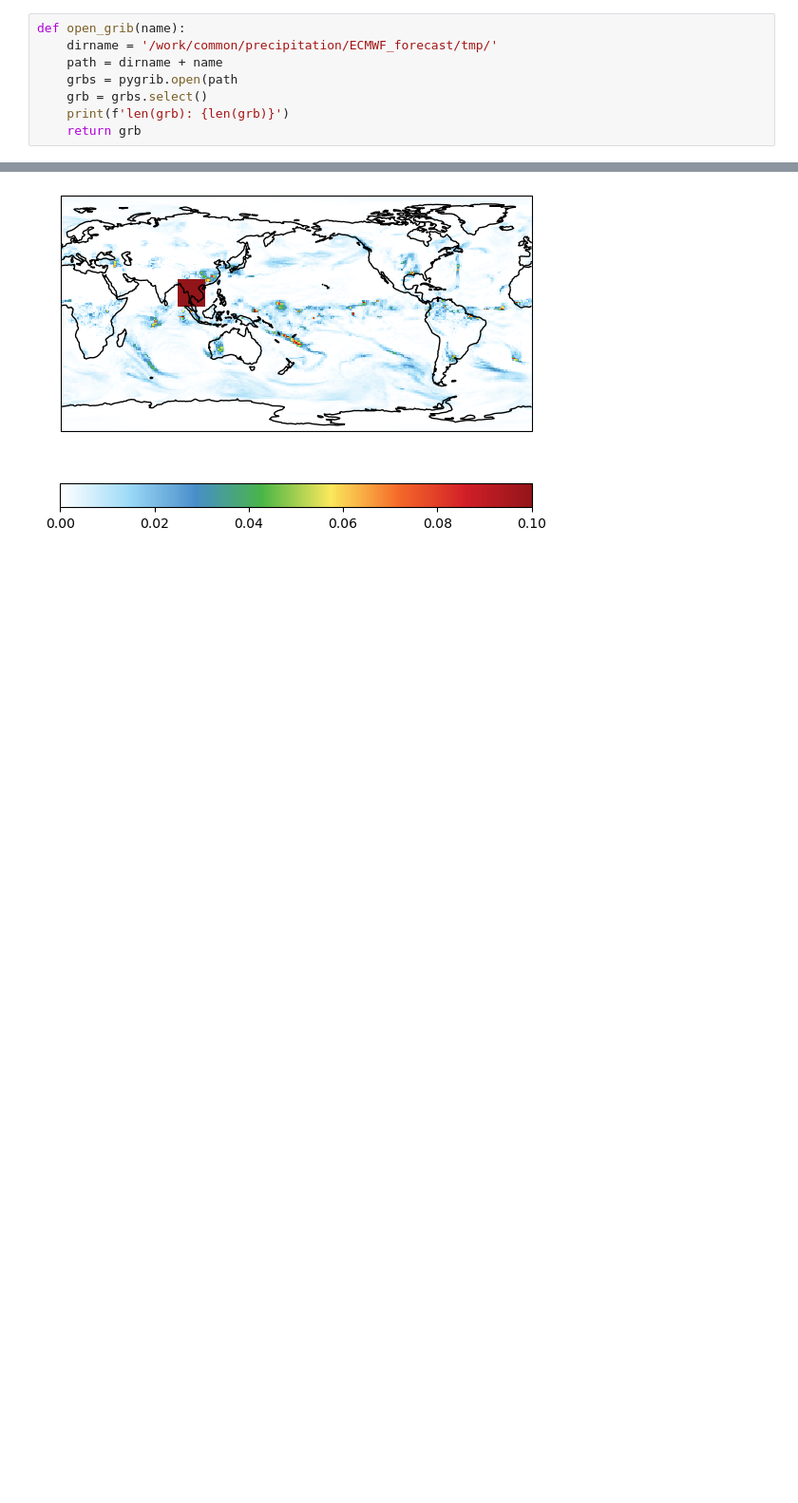
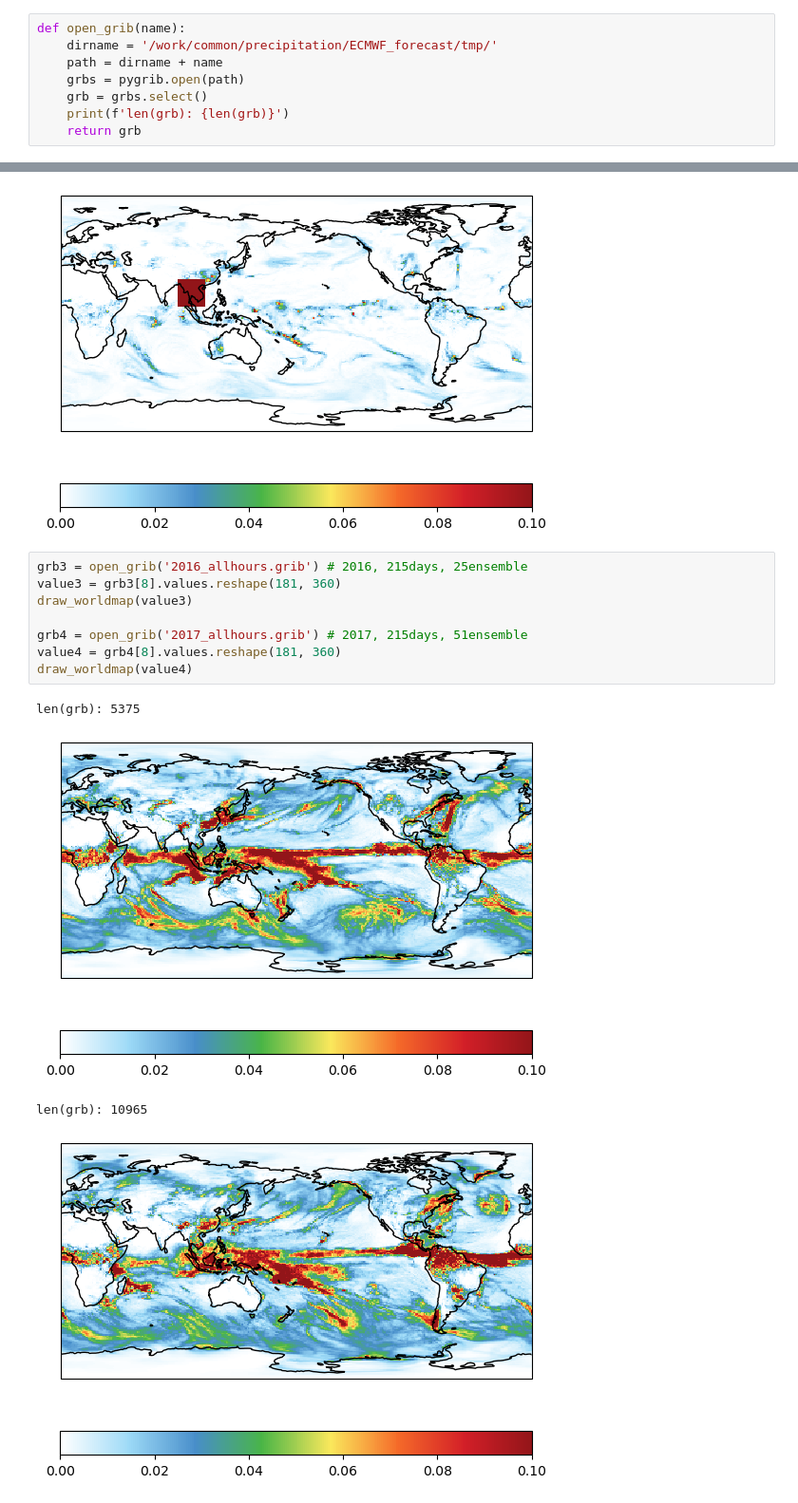
Before and after one commit to HalKiyo/xeno_jupyter_test, a Jupyter notebook: ecmwf/open_grib.ipynb, the cells around one changed output, grey strips where cells are left out. Shown at 95% size. Drawn from its saved outputs; the diff is of its cells as text; blank space fills up the shorter version.

Commit message:
ensembles different reflected

```diff
--- a/ecmwf/open_grib.ipynb
+++ b/ecmwf/open_grib.ipynb
@@ -29,7 +30,7 @@ def draw_worldmap(data, vmin=0, vmax=0.1):
 def open_grib(name):
     dirname = '/work/common/precipitation/ECMWF_forecast/tmp/'
     path = dirname + name
-    grbs = pygrib.open(path
+    grbs = pygrib.open(path)
     grb = grbs.select()
     print(f'len(grb): {len(grb)}')
     return grb
@@ -66,3 +67,16 @@ value3[lats[0] : lats[1], lons[0] : lons[1]] = 1
 draw_worldmap(value3)
 # %% [output]
 [figure]
+# %%
+grb3 = open_grib('2016_allhours.grib') # 2016, 215days, 25ensemble
+value3 = grb3[8].values.reshape(181, 360)
+draw_worldmap(value3)
+
+grb4 = open_grib('2017_allhours.grib') # 2017, 215days, 51ensemble
+value4 = grb4[8].values.reshape(181, 360)
+draw_worldmap(value4)
+# %% [output]
+len(grb): 5375
+[figure, added]
+len(grb): 10965
+[figure, added]
```
Also changed, not shown: parts of 1 cell of this notebook, 1 other file.
